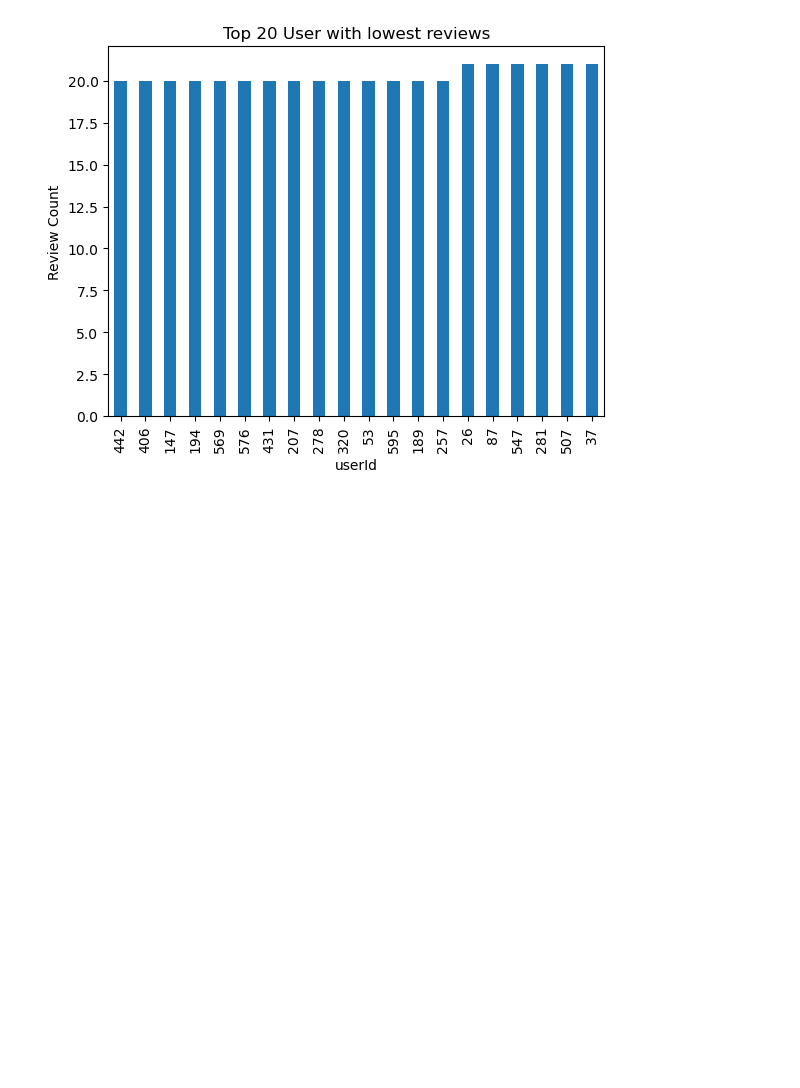
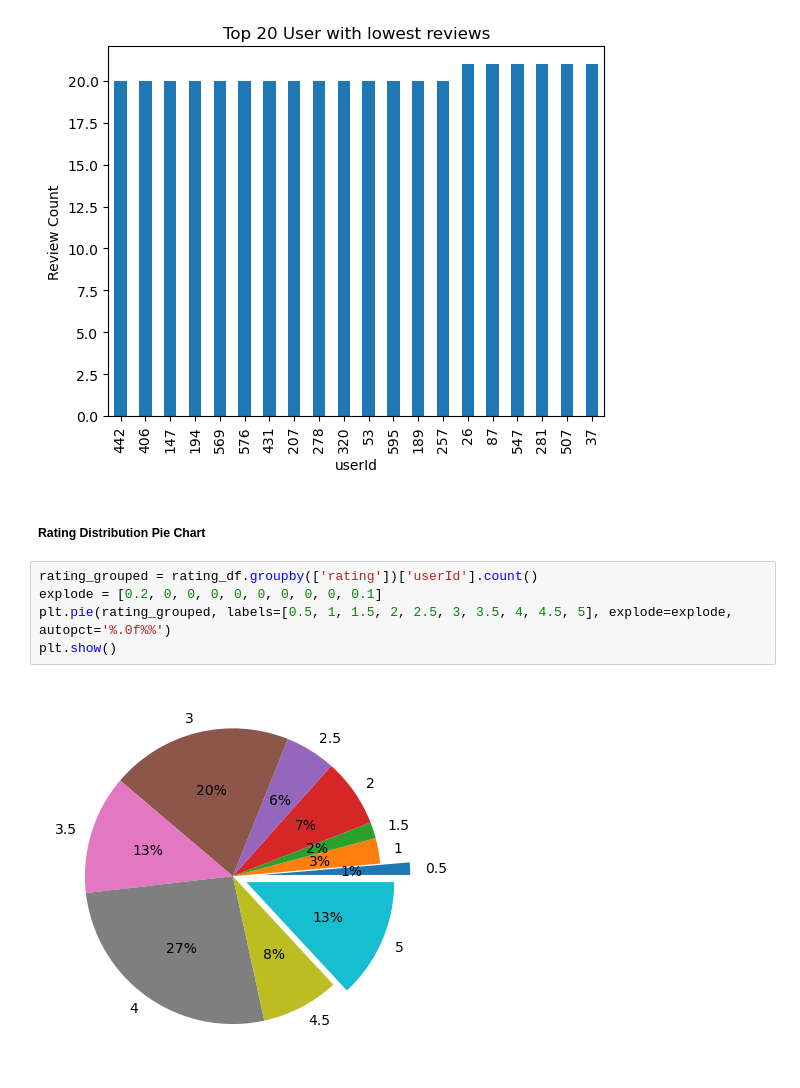
Before and after one commit to DATA-606-SPRING-2023-THU/hemanth_data606, a Jupyter notebook: src/proposal_eda.ipynb, the cells around one changed output. Cells and saved outputs as stored; diff of their text form; blank space fills up the shorter version.

```diff
--- a/src/proposal_eda.ipynb
+++ b/src/proposal_eda.ipynb
@@ -274,3 +274,12 @@ rating_df.groupby('userId').userId.count().sort_values(ascending=True).head(20)\
 plt.show()
 # %% [output]
 [figure]
+# %% [markdown]
+<h5>Rating Distribution Pie Chart</h5>
+# %%
+rating_grouped = rating_df.groupby(['rating'])['userId'].count()
+explode = [0.2, 0, 0, 0, 0, 0, 0, 0, 0, 0.1]
+plt.pie(rating_grouped, labels=[0.5, 1, 1.5, 2, 2.5, 3, 3.5, 4, 4.5, 5], explode=explode, autopct='%.0f%%')
+plt.show()
+# %% [output]
+[figure, added]
```
Also changed, not shown: parts of 20 cells of this notebook.
